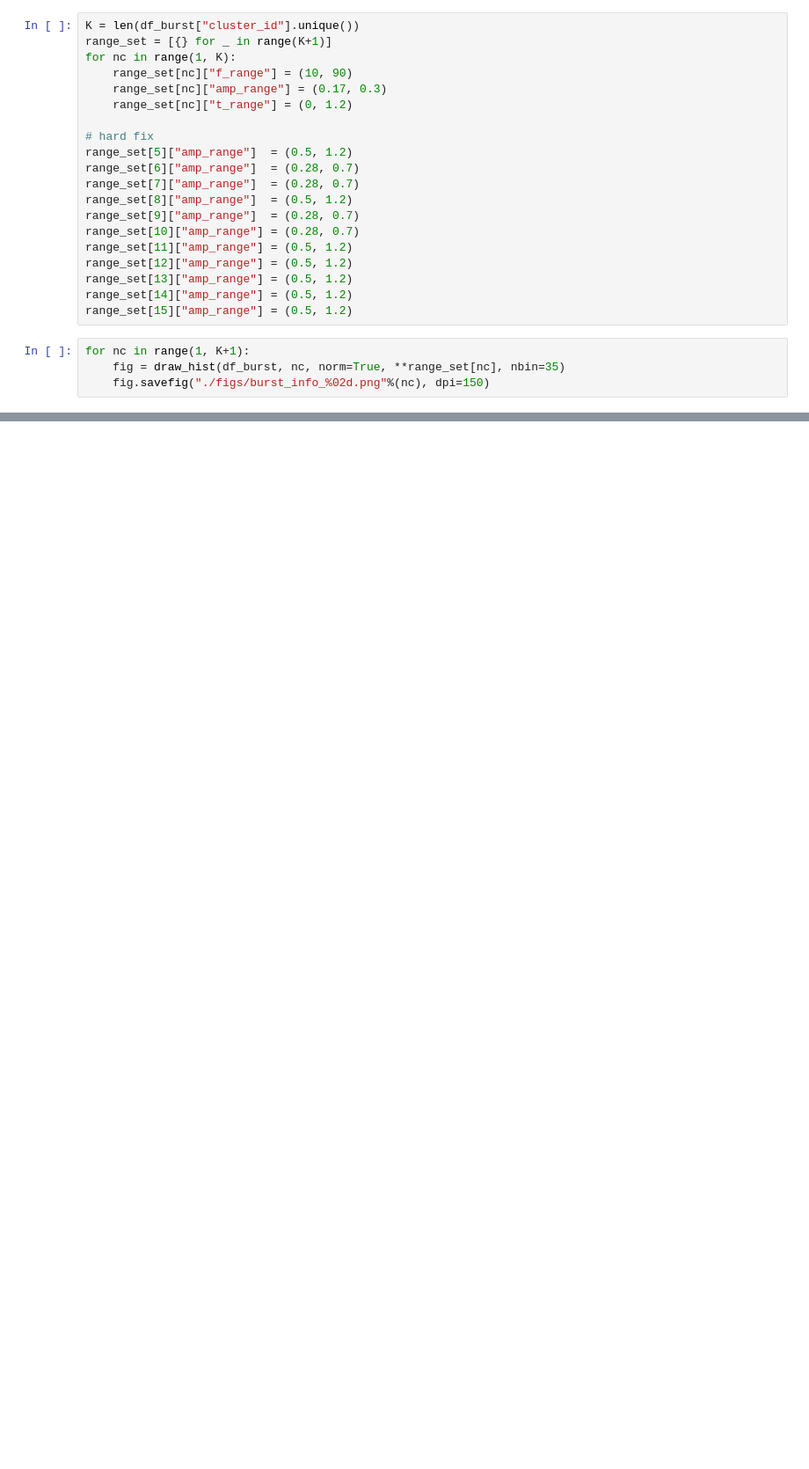
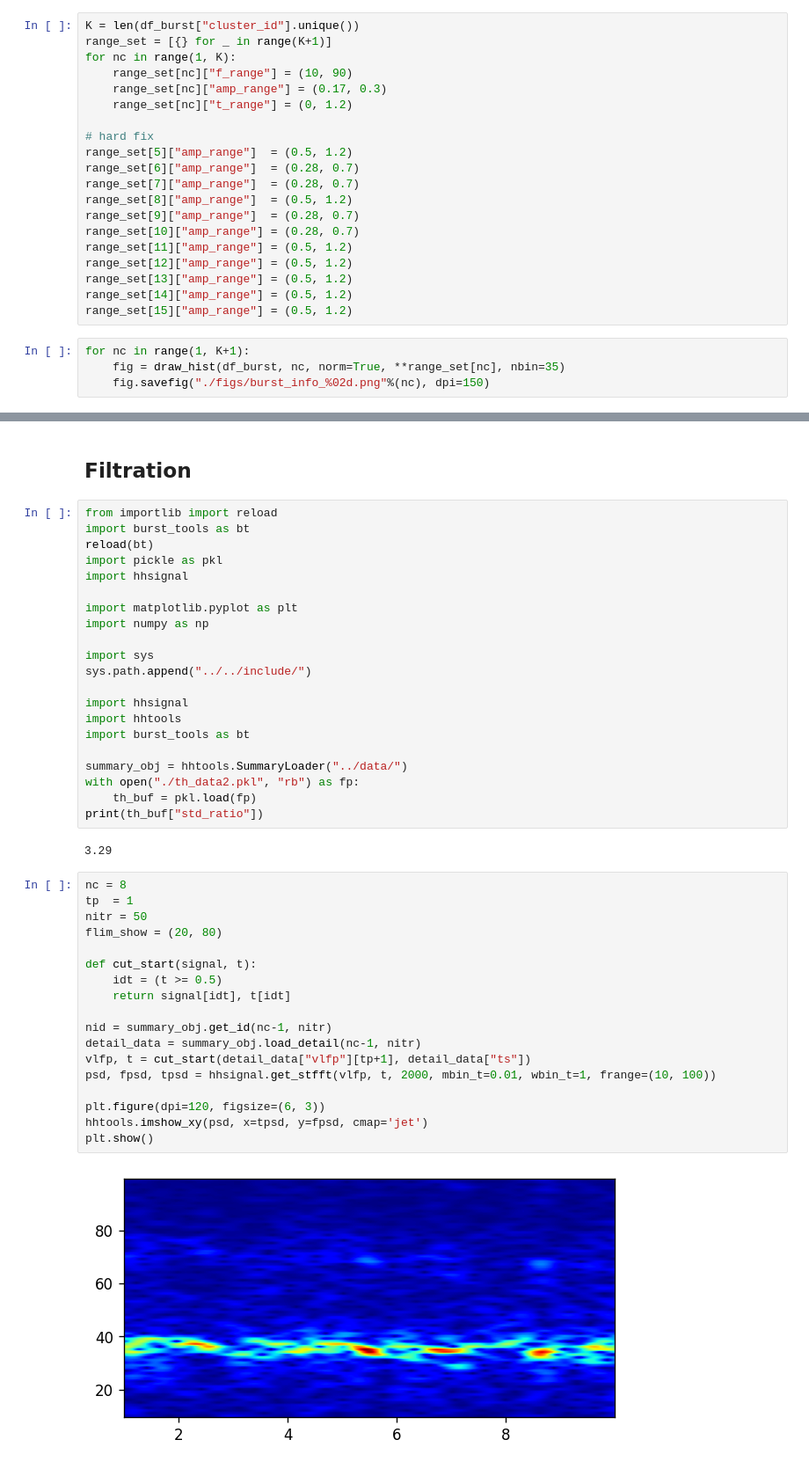
Before and after one commit to jyKim-97/hh_neuralnet, a Jupyter notebook: gen_three_pop_samples/multifreq_burst/burst_props.ipynb, the cells around one changed output, grey strips where cells are left out. Shown at 88% size. Cells and saved outputs as stored; diff of their text form; blank space fills up the shorter version.

```diff
--- a/gen_three_pop_samples/multifreq_burst/burst_props.ipynb
+++ b/gen_three_pop_samples/multifreq_burst/burst_props.ipynb
@@ -122,0 +265,45 @@ for nc in range(1, K+1):
+# %% [markdown]
+## Filtration
+# %%
+from importlib import reload
+import burst_tools as bt
+reload(bt)
+import pickle as pkl
+import hhsignal
+
+import matplotlib.pyplot as plt
+import numpy as np
+
+import sys
+sys.path.append("../../include/")
+
+import hhsignal
+import hhtools
+import burst_tools as bt
+
+summary_obj = hhtools.SummaryLoader("../data/")
+with open("./th_data2.pkl", "rb") as fp:
+    th_buf = pkl.load(fp)
+print(th_buf["std_ratio"])
+# %% [output]
+3.29
+# %%
+nc = 8
+tp  = 1
+nitr = 50
+flim_show = (20, 80)
+
+def cut_start(signal, t):
+    idt = (t >= 0.5)
+    return signal[idt], t[idt]
+
+nid = summary_obj.get_id(nc-1, nitr)
+detail_data = summary_obj.load_detail(nc-1, nitr)
+vlfp, t = cut_start(detail_data["vlfp"][tp+1], detail_data["ts"])
+psd, fpsd, tpsd = hhsignal.get_stfft(vlfp, t, 2000, mbin_t=0.01, wbin_t=1, frange=(10, 100))
+
+plt.figure(dpi=120, figsize=(6, 3))
+hhtools.imshow_xy(psd, x=tpsd, y=fpsd, cmap='jet')
+plt.show()
+# %% [output]
+[figure, added]
```
Also changed, not shown: parts of 16 cells of this notebook, 11 other files.
